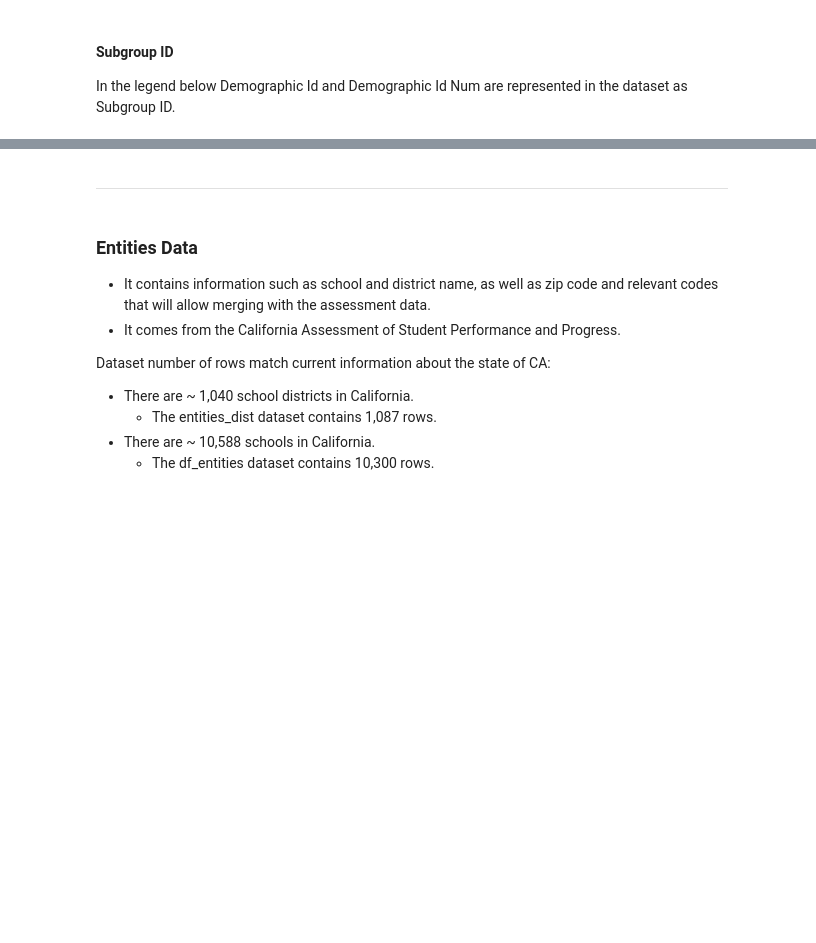
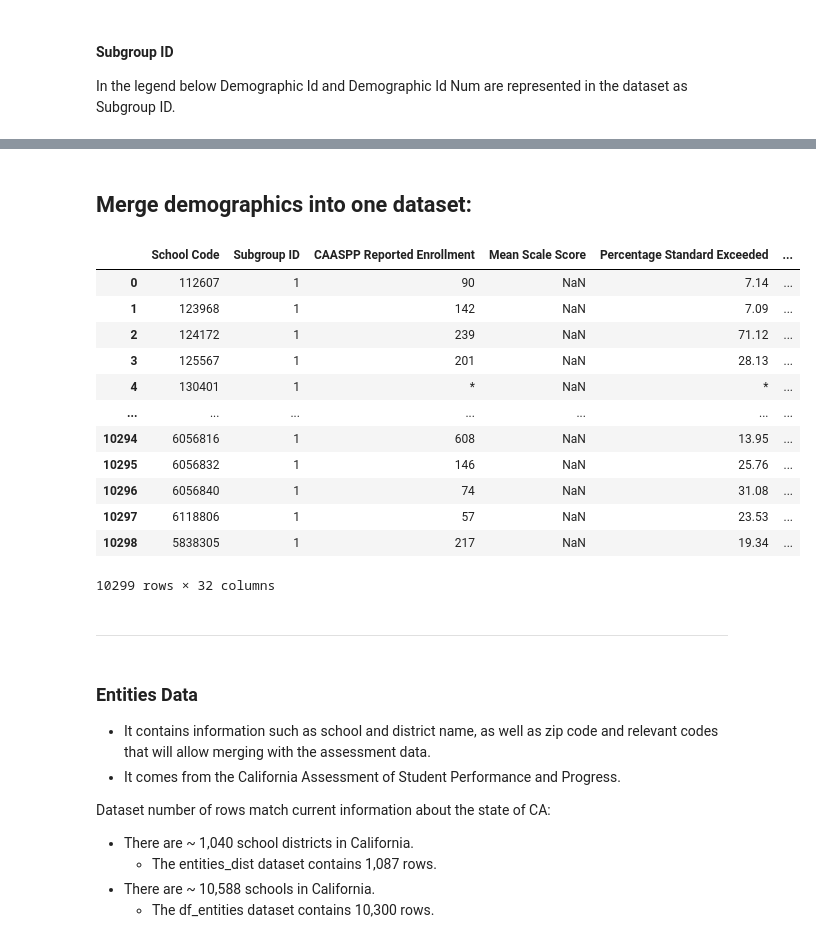
Before and after one commit to gabriellewald/springboard-coursework, a Jupyter notebook: education_project/Capstone2_education_project.ipynb, the cells around one changed output, grey strips where cells are left out. Saved outputs shown, nothing was run; the diff lists cells and outputs as text; code cells hidden in the pictures; blank space fills up the shorter version.

```diff
--- a/education_project/Capstone2_education_project.ipynb
+++ b/education_project/Capstone2_education_project.ipynb
@@ -141,0 +882,14 @@ df_school_id = df_school[df_school['Subgroup ID'].isin(subgroup_id)]
+# %%
+# Filter Subgroup ID == 94
+graduate_school = all_grades[all_grades['Subgroup ID'] == 94]
+
+# Filter test_id == 1 language arts/literature
+graduate_school = graduate_school[graduate_school['Test Id'] == 1]
+
+# drop columns with redundant information
+graduate_school = graduate_school.drop(columns = ['Test Id', 'Subgroup ID'])
+
+# rename column to reflect demographic information
+graduate_school = graduate_school.rename({'CAASPP Reported Enrollment': 'Graduate School'}, axis=1)
+
+graduate_school
@@ -141,0 +910,2 @@ df_school_id = df_school[df_school['Subgroup ID'].isin(subgroup_id)]
+# %% [markdown]
+## Merge demographics into one dataset:
@@ -142,3 +936,19 @@ df_school_id = df_school[df_school['Subgroup ID'].isin(subgroup_id)]
+# %%
+df_language
+# %% [output]
+|  | School Code | Subgroup ID | CAASPP Reported Enrollment | Mean Scale Score | Percentage Standard Exceeded | ... |
+| 0 | 112607 | 1 | 90 | NaN | 7.14 | ... |
+| 1 | 123968 | 1 | 142 | NaN | 7.09 | ... |
+| 2 | 124172 | 1 | 239 | NaN | 71.12 | ... |
+| 3 | 125567 | 1 | 201 | NaN | 28.13 | ... |
+| 4 | 130401 | 1 | * | NaN | * | ... |
+| ... | ... | ... | ... | ... | ... | ... |
+| 10294 | 6056816 | 1 | 608 | NaN | 13.95 | ... |
+| 10295 | 6056832 | 1 | 146 | NaN | 25.76 | ... |
+| 10296 | 6056840 | 1 | 74 | NaN | 31.08 | ... |
+| 10297 | 6118806 | 1 | 57 | NaN | 23.53 | ... |
+| 10298 | 5838305 | 1 | 217 | NaN | 19.34 | ... |
+10299 rows × 32 columns
 # %% [markdown]
 ---------
 # %% [markdown]
```
Also changed, not shown: parts of 51 cells of this notebook.
